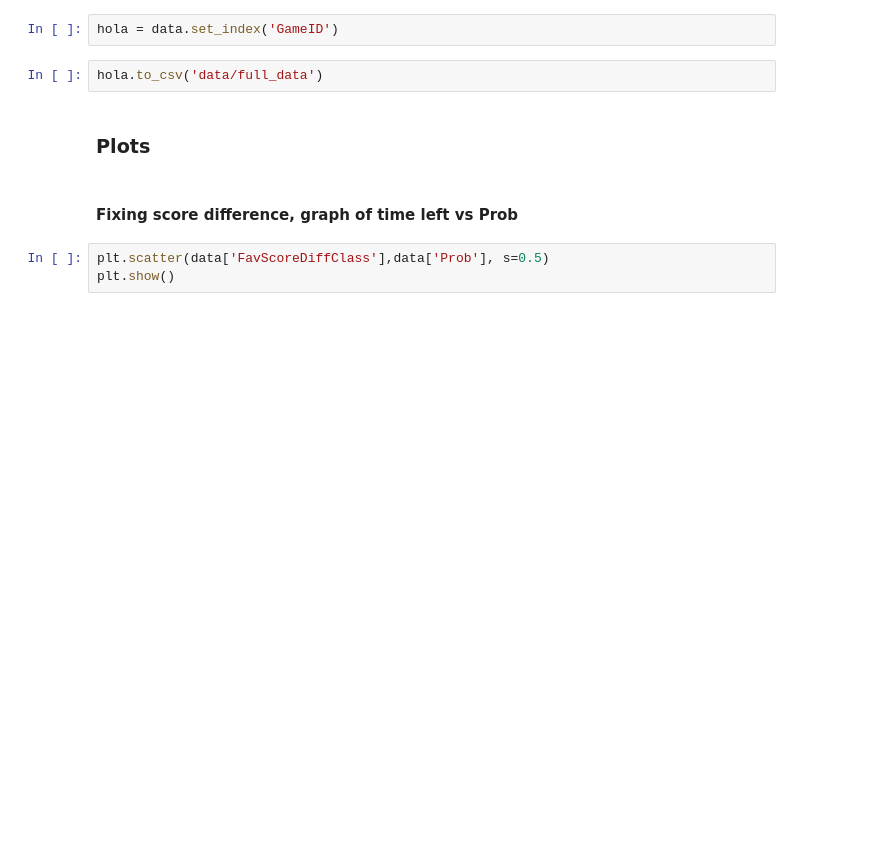
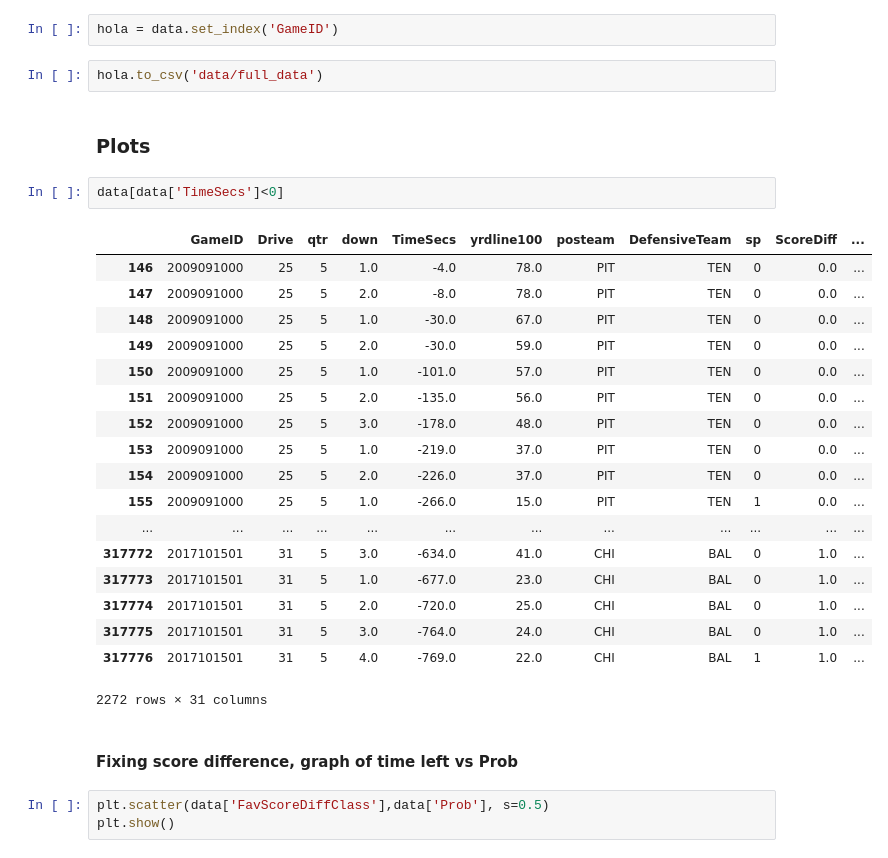
Before and after one commit to tyagi-iiitv/NFLLive, a Jupyter notebook: Bucketing.ipynb, the cells around one changed output. Cells and saved outputs as stored; diff of their text form; blank space fills up the shorter version.

```diff
--- a/Bucketing.ipynb
+++ b/Bucketing.ipynb
@@ -215,6 +210,27 @@ hola = data.set_index('GameID')
 hola.to_csv('data/full_data')
 # %% [markdown]
 ### Plots
+# %%
+data[data['TimeSecs']<0]
+# %% [output]
+|  | GameID | Drive | qtr | down | TimeSecs | yrdline100 | posteam | DefensiveTeam | sp | ScoreDiff | ... |
+| 146 | 2009091000 | 25 | 5 | 1.0 | -4.0 | 78.0 | PIT | TEN | 0 | 0.0 | ... |
+| 147 | 2009091000 | 25 | 5 | 2.0 | -8.0 | 78.0 | PIT | TEN | 0 | 0.0 | ... |
+| 148 | 2009091000 | 25 | 5 | 1.0 | -30.0 | 67.0 | PIT | TEN | 0 | 0.0 | ... |
+| 149 | 2009091000 | 25 | 5 | 2.0 | -30.0 | 59.0 | PIT | TEN | 0 | 0.0 | ... |
+| 150 | 2009091000 | 25 | 5 | 1.0 | -101.0 | 57.0 | PIT | TEN | 0 | 0.0 | ... |
+| 151 | 2009091000 | 25 | 5 | 2.0 | -135.0 | 56.0 | PIT | TEN | 0 | 0.0 | ... |
+| 152 | 2009091000 | 25 | 5 | 3.0 | -178.0 | 48.0 | PIT | TEN | 0 | 0.0 | ... |
+| 153 | 2009091000 | 25 | 5 | 1.0 | -219.0 | 37.0 | PIT | TEN | 0 | 0.0 | ... |
+| 154 | 2009091000 | 25 | 5 | 2.0 | -226.0 | 37.0 | PIT | TEN | 0 | 0.0 | ... |
+| 155 | 2009091000 | 25 | 5 | 1.0 | -266.0 | 15.0 | PIT | TEN | 1 | 0.0 | ... |
+| ... | ... | ... | ... | ... | ... | ... | ... | ... | ... | ... | ... |
+| 317772 | 2017101501 | 31 | 5 | 3.0 | -634.0 | 41.0 | CHI | BAL | 0 | 1.0 | ... |
+| 317773 | 2017101501 | 31 | 5 | 1.0 | -677.0 | 23.0 | CHI | BAL | 0 | 1.0 | ... |
+| 317774 | 2017101501 | 31 | 5 | 2.0 | -720.0 | 25.0 | CHI | BAL | 0 | 1.0 | ... |
+| 317775 | 2017101501 | 31 | 5 | 3.0 | -764.0 | 24.0 | CHI | BAL | 0 | 1.0 | ... |
+| 317776 | 2017101501 | 31 | 5 | 4.0 | -769.0 | 22.0 | CHI | BAL | 1 | 1.0 | ... |
+2272 rows × 31 columns
 # %% [markdown]
 #### Fixing score difference, graph of time left vs Prob
 # %%
```
Also changed, not shown: parts of 6 cells of this notebook, 10 other files.
